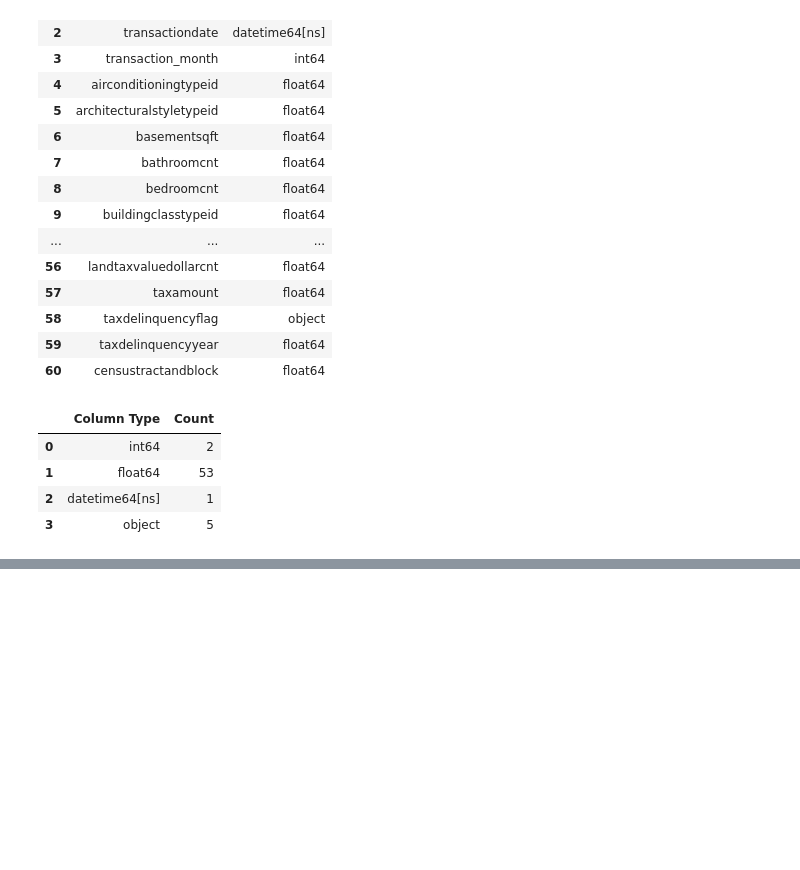
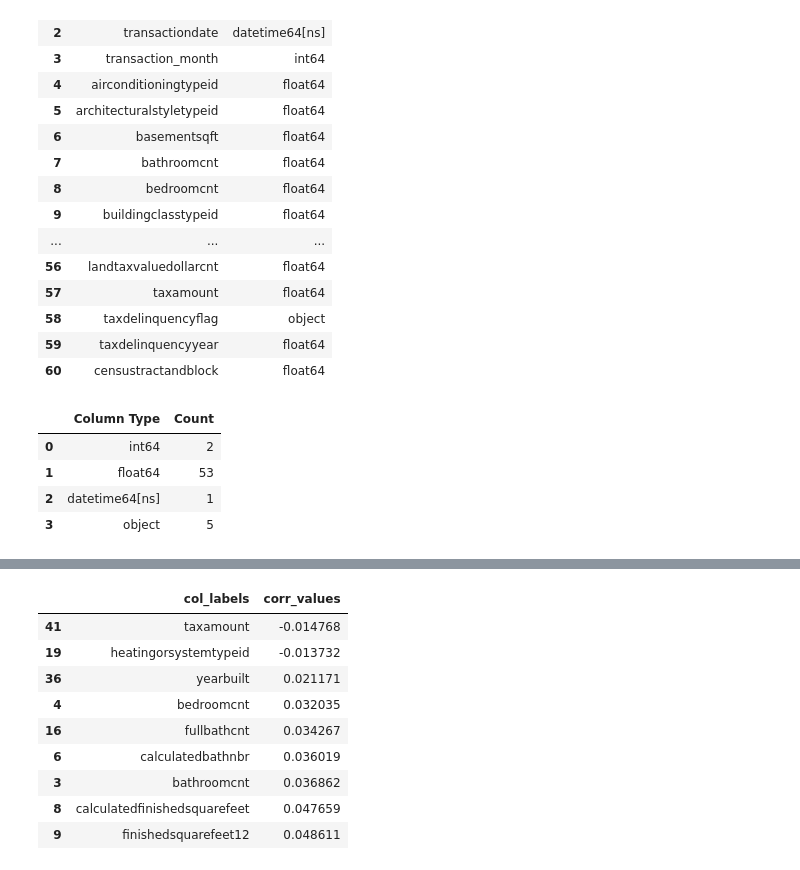
Before and after one commit to voyageth/kaggle, a Jupyter notebook: zillow/Simple Exploration Notebook - Zillow Prize.ipynb, the cells around one changed output, grey strips where cells are left out. Saved outputs shown, nothing was run; the diff lists cells and outputs as text; code cells hidden in the pictures; blank space fills up the shorter version.

```diff
--- a/zillow/Simple Exploration Notebook - Zillow Prize.ipynb
+++ b/zillow/Simple Exploration Notebook - Zillow Prize.ipynb
@@ -205,0 +299,15 @@ dtype_df.groupby('Column Type').aggregate('count').reset_index()
+# %%
+corr_df_sel = corr_df.loc[(corr_df['corr_values'] > 0.02)
+                          | (corr_df['corr_values'] < -0.01)]
+display(corr_df_sel)
+# %% [output]
+|  | col_labels | corr_values |
+| 41 | taxamount | -0.014768 |
+| 19 | heatingorsystemtypeid | -0.013732 |
+| 36 | yearbuilt | 0.021171 |
+| 4 | bedroomcnt | 0.032035 |
+| 16 | fullbathcnt | 0.034267 |
+| 6 | calculatedbathnbr | 0.036019 |
+| 3 | bathroomcnt | 0.036862 |
+| 8 | calculatedfinishedsquarefeet | 0.047659 |
+| 9 | finishedsquarefeet12 | 0.048611 |
```
Also changed, not shown: parts of 13 cells of this notebook.
